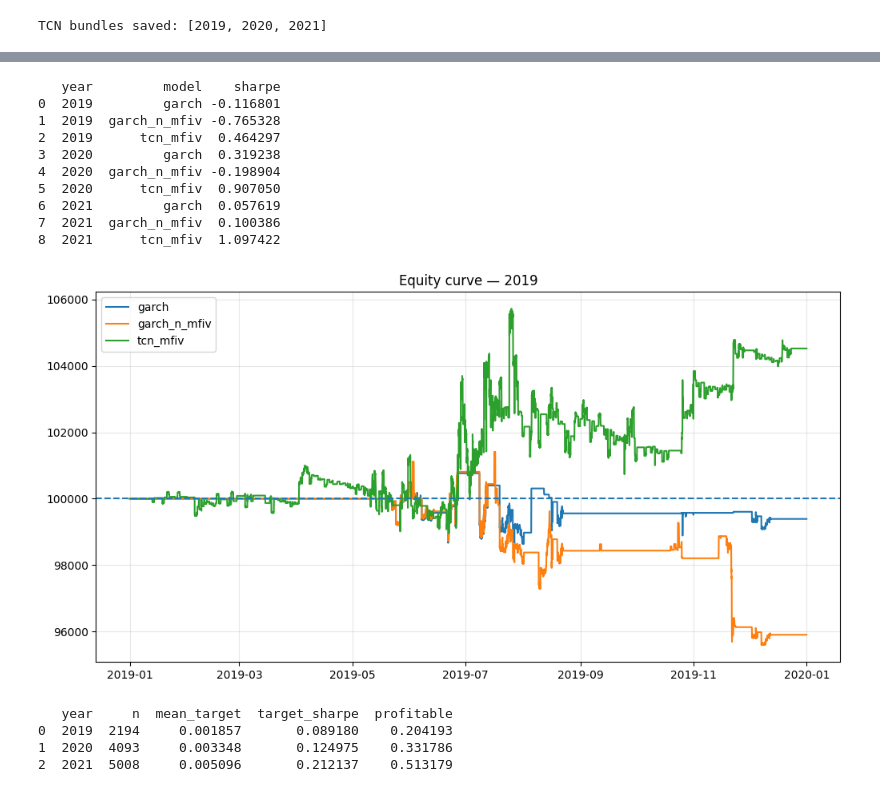
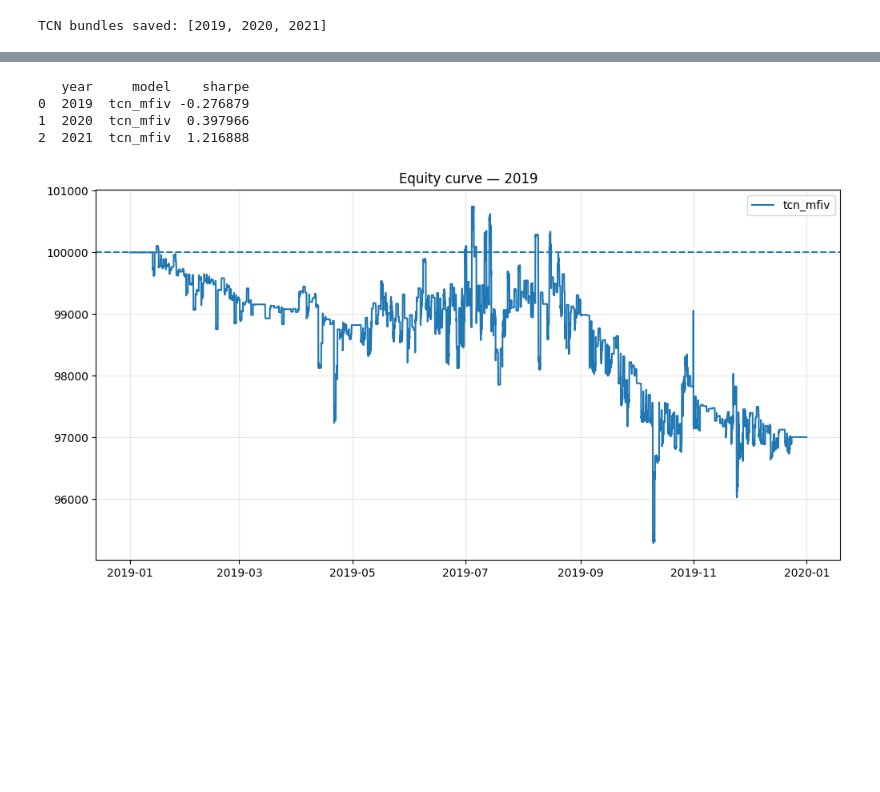
Before and after one commit to Shahahaha11/ModellingAndForecastingVolatility, a Jupyter notebook: analysis.ipynb, the cells around one changed output, grey strips where cells are left out. Saved outputs shown, nothing was run; the diff lists cells and outputs as text; code cells hidden in the pictures; blank space fills up the shorter version.

```diff
--- a/analysis.ipynb
+++ b/analysis.ipynb
@@ -236,19 +198 @@ with open("/Users/shah/CODE_BOOK_4/code_document/REPOSITORIES/data/IS/outputs_by
-# %%
-# ==================================== BORROW MFIV COLS FROM XQ_BY_YEAR ================================
-# ===========================================================================================================
-
-MFIVS = list(range(2, 577))
-QUARTERS = ["q1", "q2", "q3", "q4"]
-mfiv_cols = [f"MFIV_{H}" for H in MFIVS]
-
-for y in YEARS:
-    for q in QUARTERS:
-        outputs_by_year[y][q].drop(columns=mfiv_cols, inplace=True)
-
-for y in YEARS:
-    for q in QUARTERS:
-        outputs_by_year[y][q] = pd.concat(
-            [outputs_by_year[y][q], Xq_by_year[y][q][mfiv_cols]],
-            axis=1
-        )
 # %%
@@ -378,8 +358,8 @@ with open("/Users/shah/CODE_BOOK_4/code_document/REPOSITORIES/data/data_strategy
 ## ==================================================================================================================
 YEARS = [2019, 2020, 2021]
 MODELS = [
-    "garch",
-    "garch_n_mfiv",
+    # "garch",
+    # "garch_n_mfiv",
     "tcn_mfiv"
 ]
 rows = []
@@ -401,74 +381,30 @@ sharpe_table = pd.DataFrame(rows)
 
 print(sharpe_table)
 # %% [output]
-   year         model    sharpe
-0  2019         garch -0.116801
-1  2019  garch_n_mfiv -0.765328
-2  2019      tcn_mfiv  0.464297
-3  2020         garch  0.319238
-4  2020  garch_n_mfiv -0.198904
-5  2020      tcn_mfiv  0.907050
-6  2021         garch  0.057619
-7  2021  garch_n_mfiv  0.100386
-8  2021      tcn_mfiv  1.097422
+   year     model    sharpe
+0  2019  tcn_mfiv -0.276879
+1  2020  tcn_mfiv  0.397966
+2  2021  tcn_mfiv  1.216888
 # %%
 # ==================================================================================================================
 # ============================================= PLOT EQUITY  =======================================================
 # ==================================================================================================================
 import matplotlib.pyplot as plt
 # MODELS = ["garch", "garch_mfiv", "garch_n_mfiv", "garch_mfiv_avg", "regime_switching_mfiv"]
 MODELS = [
-    "garch",
-    "garch_n_mfiv",
     "tcn_mfiv"
 ]
 PLOT_YEAR = 2019
 plt.figure(figsize=(12, 6))
 for MODEL in MODELS:
     plot_key = f"{MODEL}_{str(PLOT_YEAR)[2:]}"
     result = strategy_results[plot_key]
     eq = pd.DataFrame(result["snapshots"]).drop_duplicates("time").sort_values("time")
     plt.plot(eq["time"], eq["equity"], label=MODEL)
 plt.axhline(100_000, linestyle="--")
 plt.title(f"Equity curve — {PLOT_YEAR}")
 plt.grid(alpha=0.3)
 plt.legend()
 plt.show()
 # %% [output]
-[figure, old version]
+[figure, new version]
-# %%
-## =============================================================================================================
-## ============================== TCN FITTED TARGET-SPACE PERFORMANCE ==========================================
-## =============================================================================================================
-
-target_cols = [
-    "target_long_straddle",
-    "target_short_straddle",
-    "target_long_strangle",
-    "target_short_strangle"
-]
-rows = []
-for y in YEARS:
-    test = pd.concat([
-        tcn_output_by_year[y][["tcn_action"]],
-        tcn_targets_by_year[y][target_cols]
-    ], axis=1, sort = False).dropna()
-    realized = pd.Series(0.0, index=test.index)
-    for action in ["long_straddle", "short_straddle", "long_strangle", "short_strangle"]:
-        mask = test["tcn_action"] == action
-        realized.loc[mask] = test.loc[mask, f"target_{action}"]
-    sharpe = realized.mean() / realized.std()
-    rows.append({
-        "year": y,
-        "n": len(realized),
-        "mean_target": realized.mean(),
-        "target_sharpe": sharpe,
-        "profitable": (realized > 0).mean()
-    })
-target_sharpe = pd.DataFrame(rows)
-print(target_sharpe)
-# %% [output]
-   year     n  mean_target  target_sharpe  profitable
-0  2019  2194     0.001857       0.089180    0.204193
-1  2020  4093     0.003348       0.124975    0.331786
-2  2021  5008     0.005096       0.212137    0.513179
```
Also changed, not shown: parts of 23 cells of this notebook, 26 other files.
